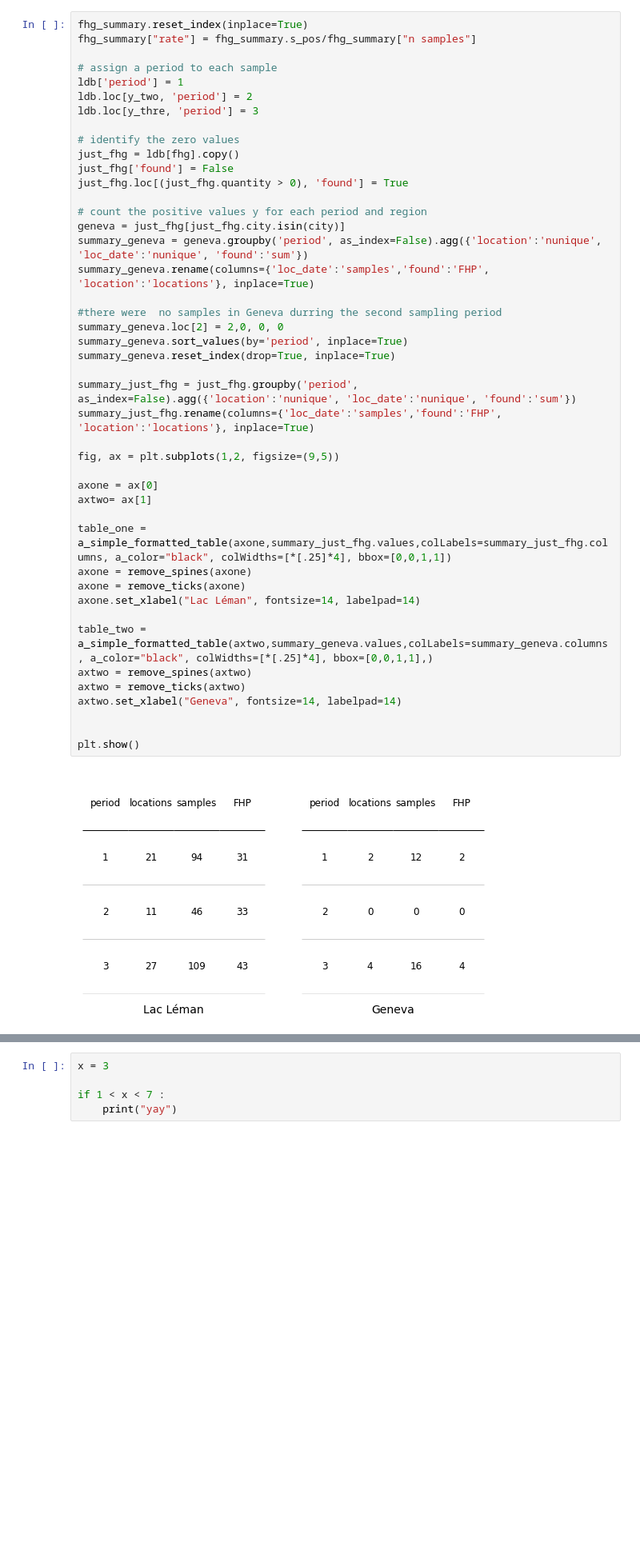
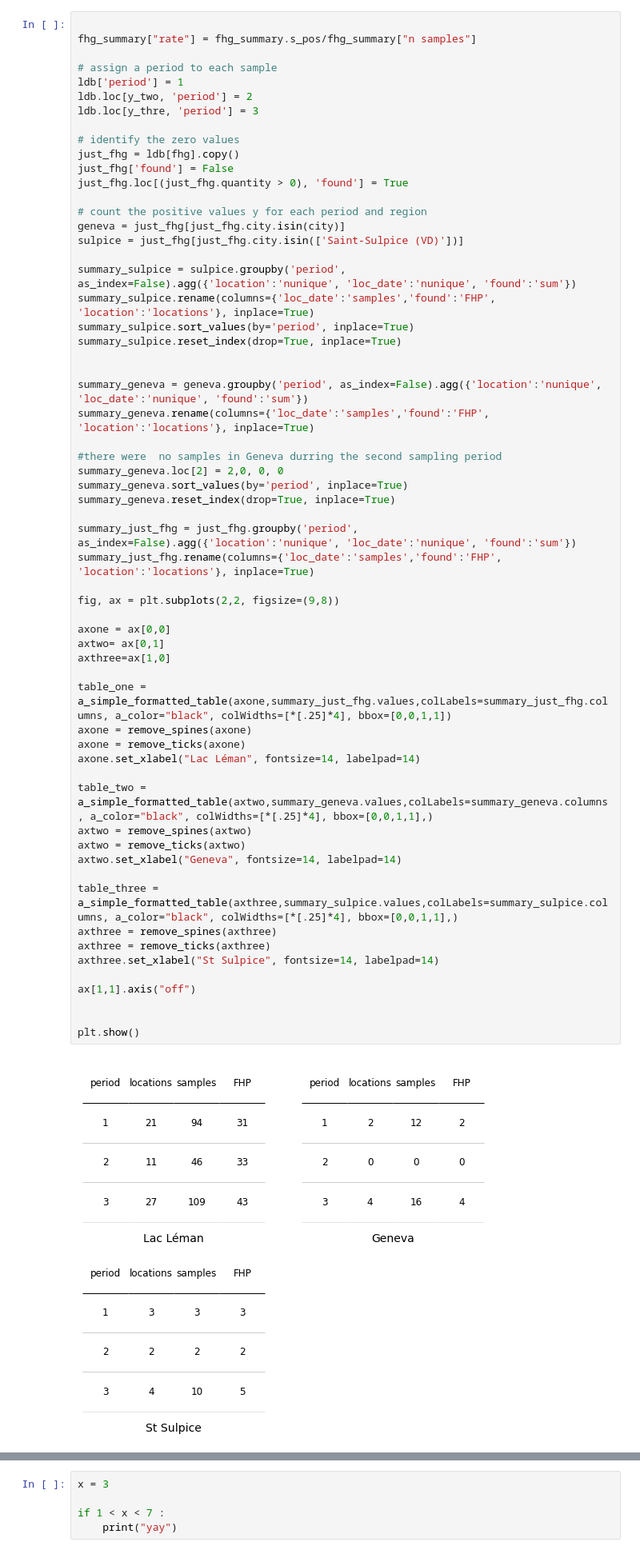
Before and after one commit to hammerdirt-analyst/finding-one-object, a Jupyter notebook: end_period_plastic.ipynb, the cells around one changed output, grey strips where cells are left out. Shown at 80% size. Drawn from its saved outputs; the diff is of its cells as text; blank space fills up the shorter version.

```diff
--- a/end_period_plastic.ipynb
+++ b/end_period_plastic.ipynb
@@ -269,5 +395,5 @@ Of the other 28 locations, FHP were found at all locations except for three. Tho
 # %%
-fhg_summary.reset_index(inplace=True)
+
 fhg_summary["rate"] = fhg_summary.s_pos/fhg_summary["n samples"]
 
 # assign a period to each sample
@@ -281,37 +407,53 @@ just_fhg['found'] = False
 just_fhg.loc[(just_fhg.quantity > 0), 'found'] = True
 
 # count the positive values y for each period and region
 geneva = just_fhg[just_fhg.city.isin(city)]
+sulpice = just_fhg[just_fhg.city.isin(['Saint-Sulpice (VD)'])]
+
+summary_sulpice = sulpice.groupby('period', as_index=False).agg({'location':'nunique', 'loc_date':'nunique', 'found':'sum'})
+summary_sulpice.rename(columns={'loc_date':'samples','found':'FHP', 'location':'locations'}, inplace=True)
+summary_sulpice.sort_values(by='period', inplace=True)
+summary_sulpice.reset_index(drop=True, inplace=True)
+
+
 summary_geneva = geneva.groupby('period', as_index=False).agg({'location':'nunique', 'loc_date':'nunique', 'found':'sum'})
 summary_geneva.rename(columns={'loc_date':'samples','found':'FHP', 'location':'locations'}, inplace=True)
 
 #there were  no samples in Geneva durring the second sampling period
 summary_geneva.loc[2] = 2,0, 0, 0
 summary_geneva.sort_values(by='period', inplace=True)
 summary_geneva.reset_index(drop=True, inplace=True)
 
 summary_just_fhg = just_fhg.groupby('period', as_index=False).agg({'location':'nunique', 'loc_date':'nunique', 'found':'sum'})
 summary_just_fhg.rename(columns={'loc_date':'samples','found':'FHP', 'location':'locations'}, inplace=True)
 
-fig, ax = plt.subplots(1,2, figsize=(9,5))
+fig, ax = plt.subplots(2,2, figsize=(9,8))
 
-axone = ax[0]
-axtwo= ax[1]
+axone = ax[0,0]
+axtwo= ax[0,1]
+axthree=ax[1,0]
 
 table_one = a_simple_formatted_table(axone,summary_just_fhg.values,colLabels=summary_just_fhg.columns, a_color="black", colWidths=[*[.25]*4], bbox=[0,0,1,1])
 axone = remove_spines(axone)
 axone = remove_ticks(axone)
 axone.set_xlabel("Lac Léman", fontsize=14, labelpad=14)
 
 table_two = a_simple_formatted_table(axtwo,summary_geneva.values,colLabels=summary_geneva.columns, a_color="black", colWidths=[*[.25]*4], bbox=[0,0,1,1],)
 axtwo = remove_spines(axtwo)
 axtwo = remove_ticks(axtwo)
 axtwo.set_xlabel("Geneva", fontsize=14, labelpad=14)
 
+table_three = a_simple_formatted_table(axthree,summary_sulpice.values,colLabels=summary_sulpice.columns, a_color="black", colWidths=[*[.25]*4], bbox=[0,0,1,1],)
+axthree = remove_spines(axthree)
+axthree = remove_ticks(axthree)
+axthree.set_xlabel("St Sulpice", fontsize=14, labelpad=14)
+
+ax[1,1].axis("off")
+
 
 plt.show()
 # %% [output]
-[figure, old version]
+[figure, new version]
 # %% [markdown]
 ### Method
 
```
Also changed, not shown: parts of 40 cells of this notebook, 8 other files.
